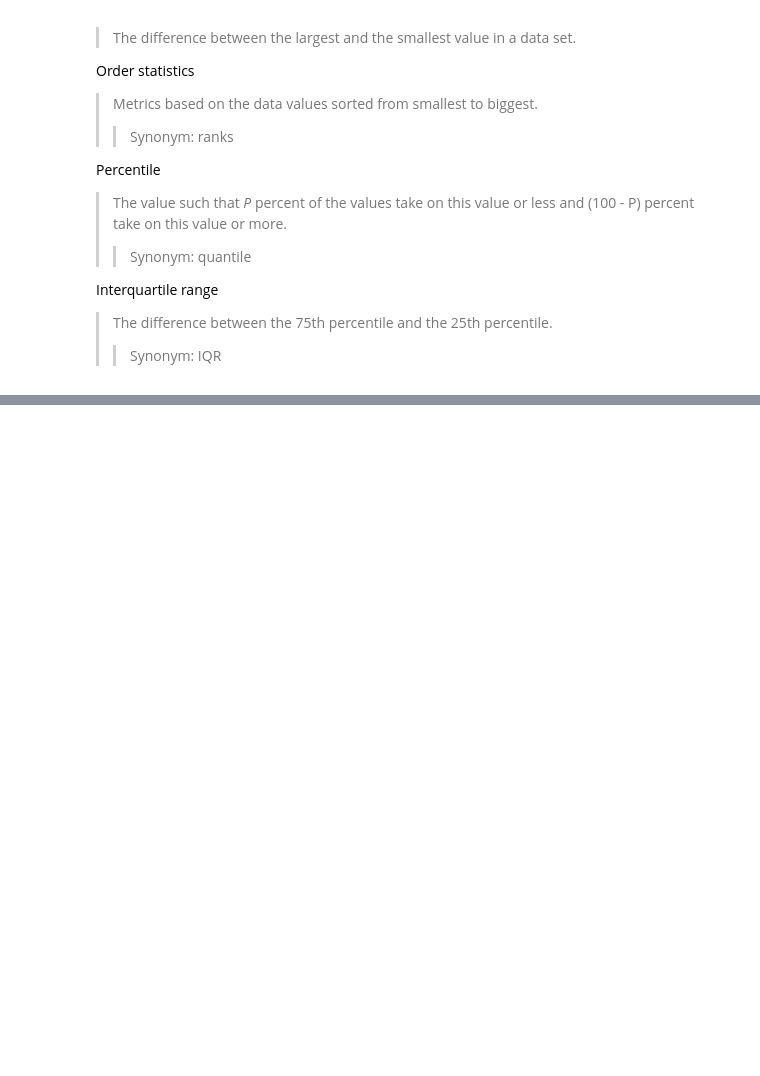
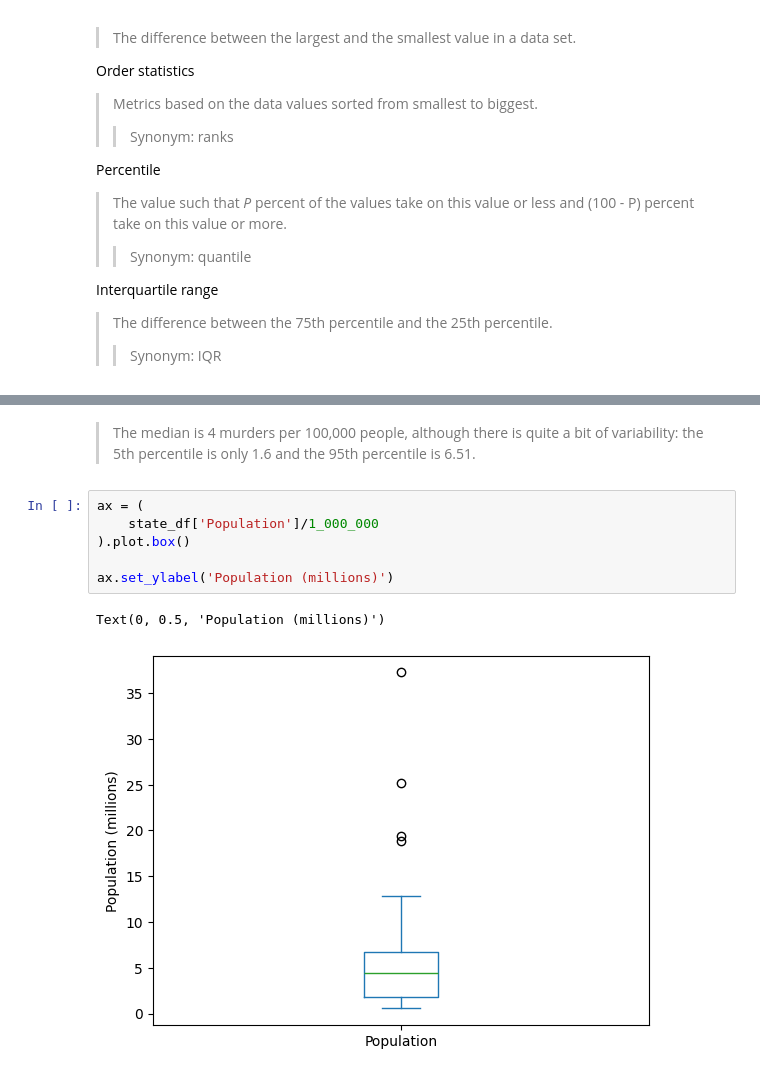
Before and after one commit to brian-vu-nguyen/practical_statistics_for_data_scientists, a Jupyter notebook: notebooks/chapter_1.ipynb, the cells around one changed output, grey strips where cells are left out. Cells and saved outputs as stored; diff of their text form; blank space fills up the shorter version.

```diff
--- a/notebooks/chapter_1.ipynb
+++ b/notebooks/chapter_1.ipynb
@@ -231,0 +342,11 @@ One way to measure variability is to estimate a typical value for these deviatio
+# %% [markdown]
+> The median is 4 murders per 100,000 people, although there is quite a bit of variability: the 5th percentile is only 1.6 and the 95th percentile is 6.51.
+# %%
+ax = (
+    state_df['Population']/1_000_000
+).plot.box()
+
+ax.set_ylabel('Population (millions)')
+# %% [output]
+Text(0, 0.5, 'Population (millions)')
+[figure, added]
```
Also changed, not shown: parts of 12 cells of this notebook.
